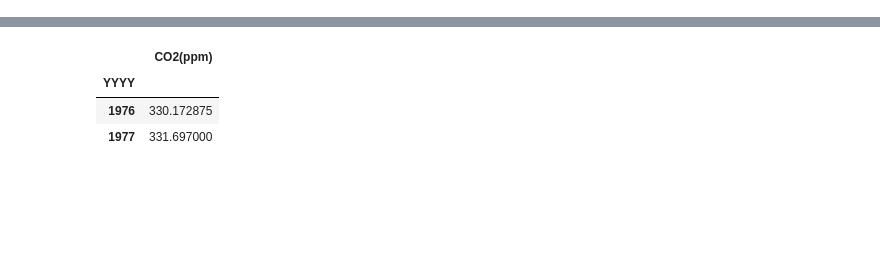
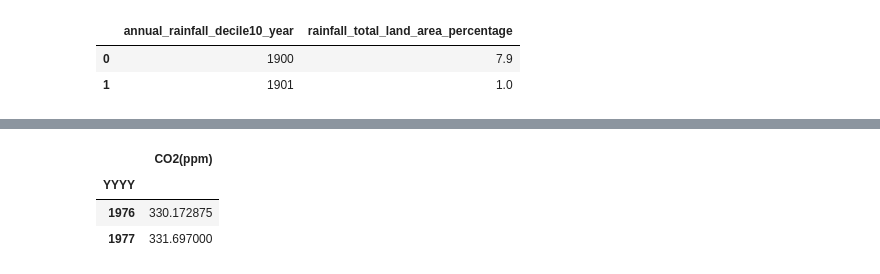
Before and after one commit to esharma3/project_australian_bushfires_webapp, a Jupyter notebook: data/climate_&_firecount_data_collection_&_cleaning_code.ipynb, the cells around one changed output, grey strips where cells are left out. Cells and saved outputs as stored; diff of their text form; code cells hidden in the pictures; blank space fills up the shorter version.

```diff
--- a/data/climate_&_firecount_data_collection_&_cleaning_code.ipynb
+++ b/data/climate_&_firecount_data_collection_&_cleaning_code.ipynb
@@ -115,3 +115,22 @@ aus_sea_surface_temp_anomaly_df.head(2)
 | 0 | 1900 | -0.08 |
 | 1 | 1901 | -0.49 |
 [interactive output not drawn]
+# %%
+# Annual rainfall percentage area in decile 10
+url = "http://www.bom.gov.au/web01/ncc/www/cli_chg/timeseries/raindecile10/0112/aus/latest.txt"
+response_string = requests.get(url).text.split("\n")[:-1]
+col1 = [int(item[0:4]) for item in response_string]
+col2 = [float(item[12:]) for item in response_string]
+dict_of_cols = {
+    "annual_rainfall_decile10_year": col1,
+    "rainfall_total_land_area_percentage": col2,
+}
+aus_annual_rainfall_area_decile10_df = pd.DataFrame(data=dict_of_cols)
+aus_annual_rainfall_area_decile10_df.to_csv(
+    "climate_data/aus_annual_rainfall_area_decile10.csv", index=False
+)
+aus_annual_rainfall_area_decile10_df.head(2)
+# %% [output]
+|  | annual_rainfall_decile10_year | rainfall_total_land_area_percentage |
+| 0 | 1900 | 7.9 |
+| 1 | 1901 | 1.0 |
```
Also changed, not shown: parts of 6 cells of this notebook.
